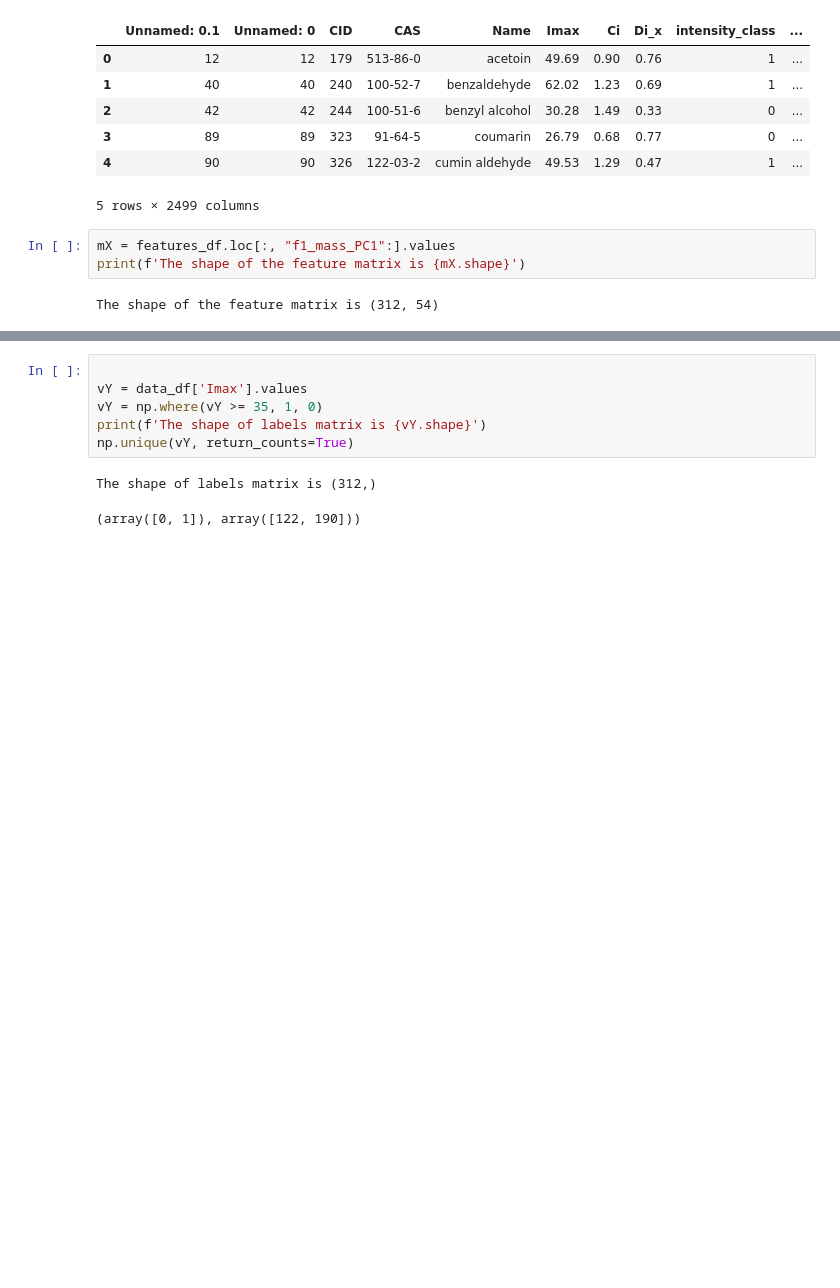
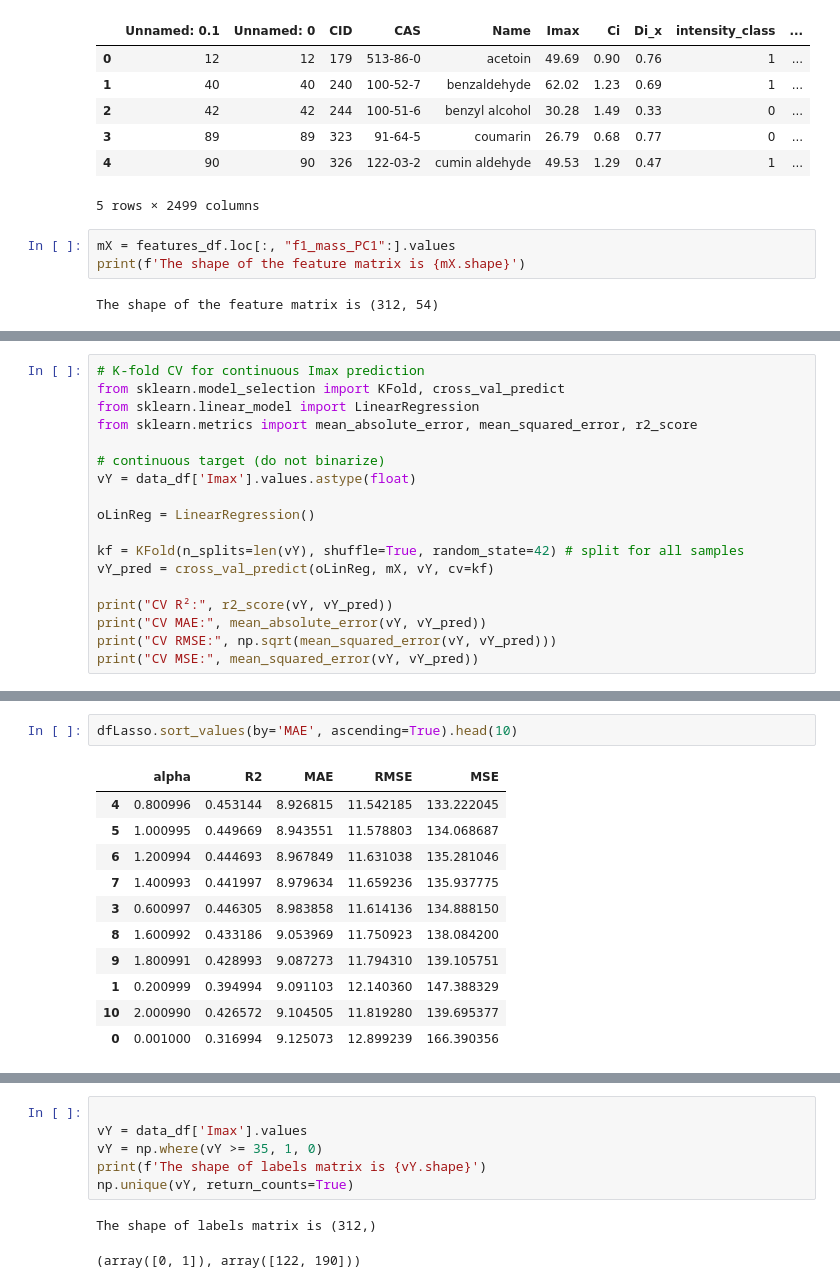
Before and after one commit to kiriyevskykiril/ai-program-2026, a Jupyter notebook: project_1/classifications_trials.ipynb, the cells around one changed output, grey strips where cells are left out. Cells and saved outputs as stored; diff of their text form; blank space fills up the shorter version.

```diff
--- a/project_1/classifications_trials.ipynb
+++ b/project_1/classifications_trials.ipynb
@@ -171,0 +183,18 @@ The shape of the feature matrix is (312, 54)
+# %%
+# K-fold CV for continuous Imax prediction
+from sklearn.model_selection import KFold, cross_val_predict
+from sklearn.linear_model import LinearRegression
+from sklearn.metrics import mean_absolute_error, mean_squared_error, r2_score
+
+# continuous target (do not binarize)
+vY = data_df['Imax'].values.astype(float)
+
+oLinReg = LinearRegression()
+
+kf = KFold(n_splits=len(vY), shuffle=True, random_state=42) # split for all samples
+vY_pred = cross_val_predict(oLinReg, mX, vY, cv=kf)
+
+print("CV R²:", r2_score(vY, vY_pred))
+print("CV MAE:", mean_absolute_error(vY, vY_pred))
+print("CV RMSE:", np.sqrt(mean_squared_error(vY, vY_pred)))
+print("CV MSE:", mean_squared_error(vY, vY_pred))
@@ -171,0 +248,14 @@ The shape of the feature matrix is (312, 54)
+# %%
+dfLasso.sort_values(by='MAE', ascending=True).head(10)
+# %% [output]
+|  | alpha | R2 | MAE | RMSE | MSE |
+| 4 | 0.800996 | 0.453144 | 8.926815 | 11.542185 | 133.222045 |
+| 5 | 1.000995 | 0.449669 | 8.943551 | 11.578803 | 134.068687 |
+| 6 | 1.200994 | 0.444693 | 8.967849 | 11.631038 | 135.281046 |
+| 7 | 1.400993 | 0.441997 | 8.979634 | 11.659236 | 135.937775 |
+| 3 | 0.600997 | 0.446305 | 8.983858 | 11.614136 | 134.888150 |
+| 8 | 1.600992 | 0.433186 | 9.053969 | 11.750923 | 138.084200 |
+| 9 | 1.800991 | 0.428993 | 9.087273 | 11.794310 | 139.105751 |
+| 1 | 0.200999 | 0.394994 | 9.091103 | 12.140360 | 147.388329 |
+| 10 | 2.000990 | 0.426572 | 9.104505 | 11.819280 | 139.695377 |
+| 0 | 0.001000 | 0.316994 | 9.125073 | 12.899239 | 166.390356 |
```
Also changed, not shown: parts of 6 cells of this notebook, 6 other files.
